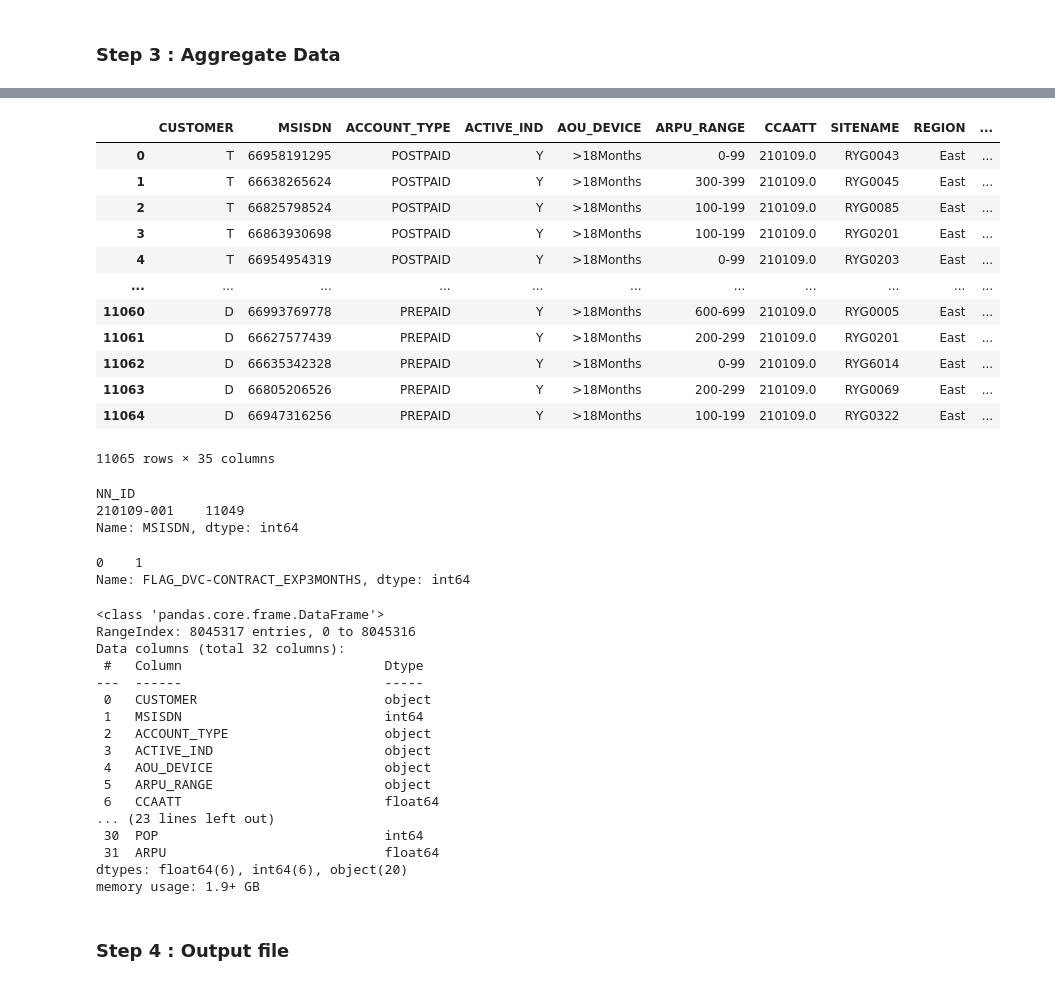
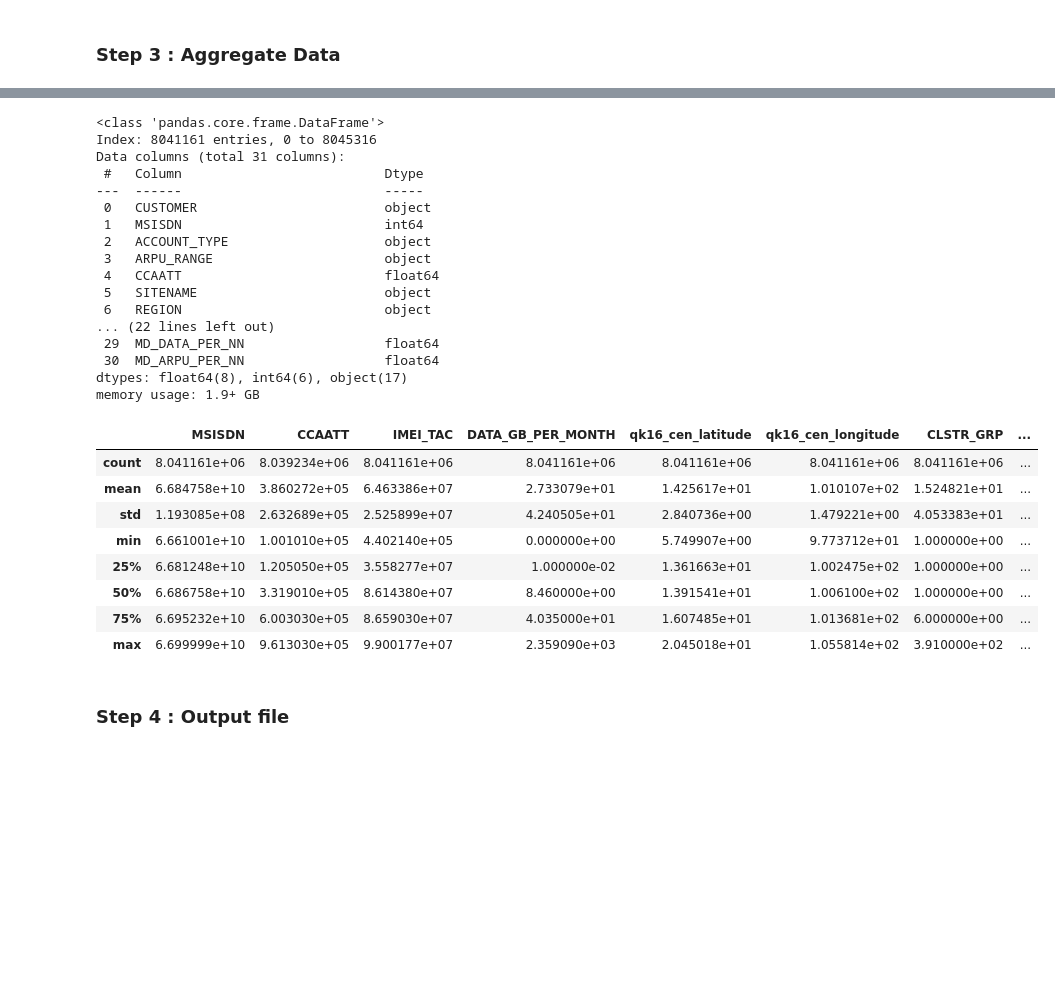
Before and after one commit to ruzlim/Jupyter, a Jupyter notebook: ETL/Analysis/WR-Mobile Devices.ipynb, the cells around one changed output, grey strips where cells are left out. Saved outputs shown, nothing was run; the diff lists cells and outputs as text; code cells hidden in the pictures; blank space fills up the shorter version.

```diff
--- a/ETL/Analysis/WR-Mobile Devices.ipynb
+++ b/ETL/Analysis/WR-Mobile Devices.ipynb
@@ -232,53 +247,43 @@ agg_df.head()
 # %%
-sample_nano_df = agg_df.query(" NN_ID == '210109-001' ").reset_index(drop=True)
-sample_nano_df
+# sample_df = agg_df.query(" NN_ID == '210109-001' ").reset_index(drop=True)
+# sample_df = agg_df.query(" MSISDN == 66626529652 ").reset_index(drop=True)
+
+# sample_df#.drop_duplicates()
-# %% [output]
-|  | CUSTOMER | MSISDN | ACCOUNT_TYPE | ACTIVE_IND | AOU_DEVICE | ARPU_RANGE | CCAATT | SITENAME | REGION | ... |
-| 0 | T | 66958191295 | POSTPAID | Y | >18Months | 0-99 | 210109.0 | RYG0043 | East | ... |
-| 1 | T | 66638265624 | POSTPAID | Y | >18Months | 300-399 | 210109.0 | RYG0045 | East | ... |
-| 2 | T | 66825798524 | POSTPAID | Y | >18Months | 100-199 | 210109.0 | RYG0085 | East | ... |
-| 3 | T | 66863930698 | POSTPAID | Y | >18Months | 100-199 | 210109.0 | RYG0201 | East | ... |
-| 4 | T | 66954954319 | POSTPAID | Y | >18Months | 0-99 | 210109.0 | RYG0203 | East | ... |
-| ... | ... | ... | ... | ... | ... | ... | ... | ... | ... | ... |
-| 11060 | D | 66993769778 | PREPAID | Y | >18Months | 600-699 | 210109.0 | RYG0005 | East | ... |
-| 11061 | D | 66627577439 | PREPAID | Y | >18Months | 200-299 | 210109.0 | RYG0201 | East | ... |
-| 11062 | D | 66635342328 | PREPAID | Y | >18Months | 0-99 | 210109.0 | RYG6014 | East | ... |
-| 11063 | D | 66805206526 | PREPAID | Y | >18Months | 200-299 | 210109.0 | RYG0069 | East | ... |
-| 11064 | D | 66947316256 | PREPAID | Y | >18Months | 100-199 | 210109.0 | RYG0322 | East | ... |
-11065 rows × 35 columns
 # %%
-# Group by 'store_id' and count unique 'product_id'
-x = sample_nano_df.groupby('NN_ID')['MSISDN'].nunique()
-x
+# x = sample_df.groupby('NN_ID')['MSISDN'].nunique()
+# x
-# %% [output]
-NN_ID
-210109-001    11049
-Name: MSISDN, dtype: int64
-# %%
-src_df['FLAG_DVC-CONTRACT_EXP3MONTHS'].drop_duplicates()
-# %% [output]
-0    1
-Name: FLAG_DVC-CONTRACT_EXP3MONTHS, dtype: int64
 # %%
-src_df.info()
+agg_df.info()
 # %% [output]
 <class 'pandas.core.frame.DataFrame'>
-RangeIndex: 8045317 entries, 0 to 8045316
-Data columns (total 32 columns):
+Index: 8041161 entries, 0 to 8045316
+Data columns (total 31 columns):
  #   Column                          Dtype
 ---  ------                          -----
  0   CUSTOMER                        object
  1   MSISDN                          int64
  2   ACCOUNT_TYPE                    object
- 3   ACTIVE_IND                      object
- 4   AOU_DEVICE                      object
- 5   ARPU_RANGE                      object
- 6   CCAATT                          float64
-... (23 lines left out)
- 30  POP                             int64
- 31  ARPU                            float64
-dtypes: float64(6), int64(6), object(20)
+ 3   ARPU_RANGE                      object
+ 4   CCAATT                          float64
+ 5   SITENAME                        object
+ 6   REGION                          object
+... (22 lines left out)
+ 29  MD_DATA_PER_NN                  float64
+ 30  MD_ARPU_PER_NN                  float64
+dtypes: float64(8), int64(6), object(17)
 memory usage: 1.9+ GB
+# %%
+agg_df.describe()
+# %% [output]
+|  | MSISDN | CCAATT | IMEI_TAC | DATA_GB_PER_MONTH | qk16_cen_latitude | qk16_cen_longitude | CLSTR_GRP | ... |
+| count | 8.041161e+06 | 8.039234e+06 | 8.041161e+06 | 8.041161e+06 | 8.041161e+06 | 8.041161e+06 | 8.041161e+06 | ... |
+| mean | 6.684758e+10 | 3.860272e+05 | 6.463386e+07 | 2.733079e+01 | 1.425617e+01 | 1.010107e+02 | 1.524821e+01 | ... |
+| std | 1.193085e+08 | 2.632689e+05 | 2.525899e+07 | 4.240505e+01 | 2.840736e+00 | 1.479221e+00 | 4.053383e+01 | ... |
+| min | 6.661001e+10 | 1.001010e+05 | 4.402140e+05 | 0.000000e+00 | 5.749907e+00 | 9.773712e+01 | 1.000000e+00 | ... |
+| 25% | 6.681248e+10 | 1.205050e+05 | 3.558277e+07 | 1.000000e-02 | 1.361663e+01 | 1.002475e+02 | 1.000000e+00 | ... |
+| 50% | 6.686758e+10 | 3.319010e+05 | 8.614380e+07 | 8.460000e+00 | 1.391541e+01 | 1.006100e+02 | 1.000000e+00 | ... |
+| 75% | 6.695232e+10 | 6.003030e+05 | 8.659030e+07 | 4.035000e+01 | 1.607485e+01 | 1.013681e+02 | 6.000000e+00 | ... |
+| max | 6.699999e+10 | 9.613030e+05 | 9.900177e+07 | 2.359090e+03 | 2.045018e+01 | 1.055814e+02 | 3.910000e+02 | ... |
 # %% [markdown]
 ### Step 4 : Output file
 # %%
```
Also changed, not shown: parts of 5 cells of this notebook, 2 other files.
